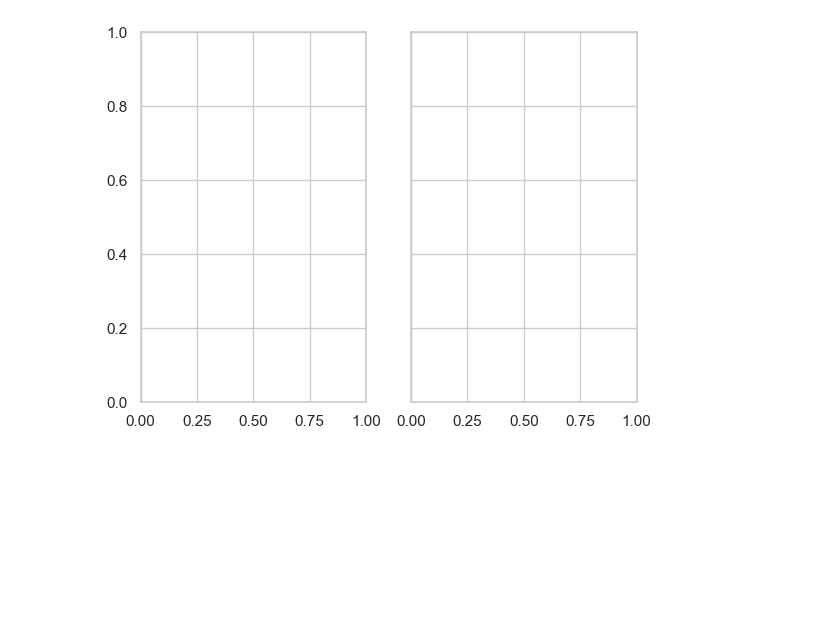
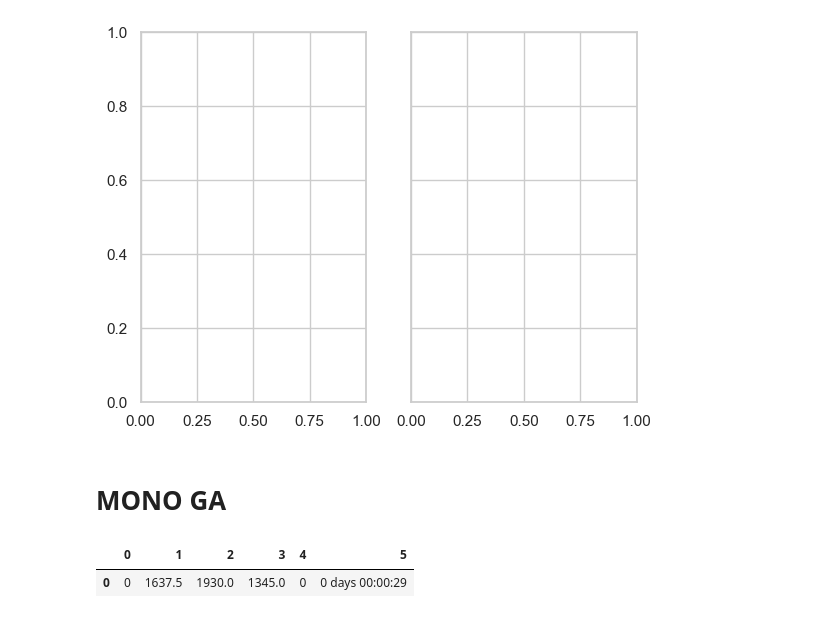
Before and after one commit to acsicuib/DRL-AC-Allocation, a Jupyter notebook: notebook_plot_PF.ipynb, the cells around one changed output. Cells and saved outputs as stored; diff of their text form; code cells hidden in the pictures; blank space fills up the shorter version.

```diff
--- a/notebook_plot_PF.ipynb
+++ b/notebook_plot_PF.ipynb
@@ -355,3 +355,12 @@ plt.show()
 # %% [output]
 ValueError: shape mismatch: objects cannot be broadcast to a single shape.  Mismatch is between arg 2 with shape (11,) and arg 3 with shape (5,).
 [figure]
+# %% [markdown]
+# MONO GA
+# %%
+df = pd.read_pickle('logs/log_ga_pf_mono_'  + str(configs.name) + "_" + str(configs.n_jobs) + '_' + str(configs.n_devices)+'_0.pkl', 'infer')
+df = pd.DataFrame(df)
+df
+# %% [output]
+|  | 0 | 1 | 2 | 3 | 4 | 5 |
+| 0 | 0 | 1637.5 | 1930.0 | 1345.0 | 0 | 0 days 00:00:29 |
```
Also changed, not shown: parts of 1 cell of this notebook, 5 other files.
